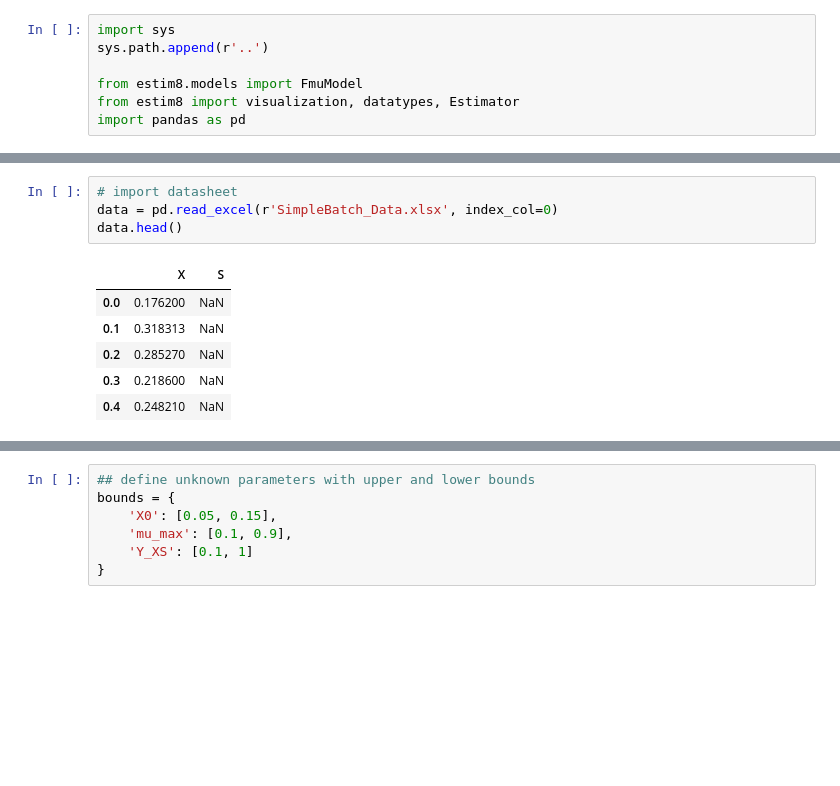
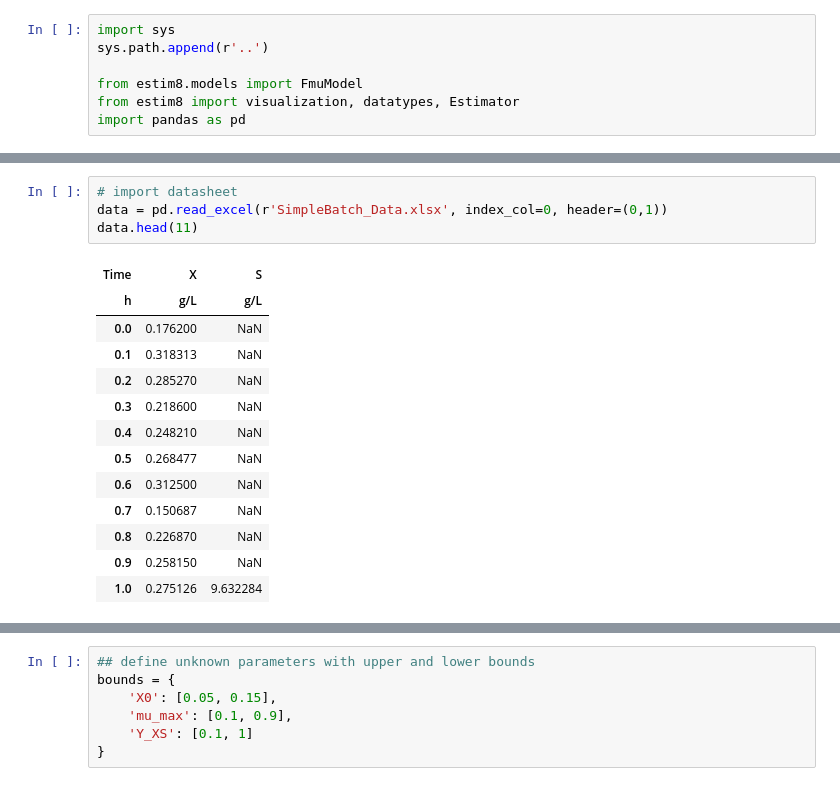
Before and after one commit to JuBiotech/estim8, a Jupyter notebook: examples/3. Parameter estimation.ipynb, the cells around one changed output, grey strips where cells are left out. Saved outputs shown, nothing was run; the diff lists cells and outputs as text; blank space fills up the shorter version.

```diff
--- a/examples/3. Parameter estimation.ipynb
+++ b/examples/3. Parameter estimation.ipynb
@@ -15,11 +28,18 @@ simulation = SimpleBatchModel.simulate(t0=0, t_end=10, stepsize=0.001)
 # %%
 # import datasheet
-data = pd.read_excel(r'SimpleBatch_Data.xlsx', index_col=0)
-data.head()
+data = pd.read_excel(r'SimpleBatch_Data.xlsx', index_col=0, header=(0,1))
+data.head(11)
 # %% [output]
-|  | X | S |
+| Time | X | S |
+| h | g/L | g/L |
 | 0.0 | 0.176200 | NaN |
 | 0.1 | 0.318313 | NaN |
 | 0.2 | 0.285270 | NaN |
 | 0.3 | 0.218600 | NaN |
 | 0.4 | 0.248210 | NaN |
+| 0.5 | 0.268477 | NaN |
+| 0.6 | 0.312500 | NaN |
+| 0.7 | 0.150687 | NaN |
+| 0.8 | 0.226870 | NaN |
+| 0.9 | 0.258150 | NaN |
+| 1.0 | 0.275126 | 9.632284 |
```
Also changed, not shown: parts of 10 cells of this notebook, 5 other files.
